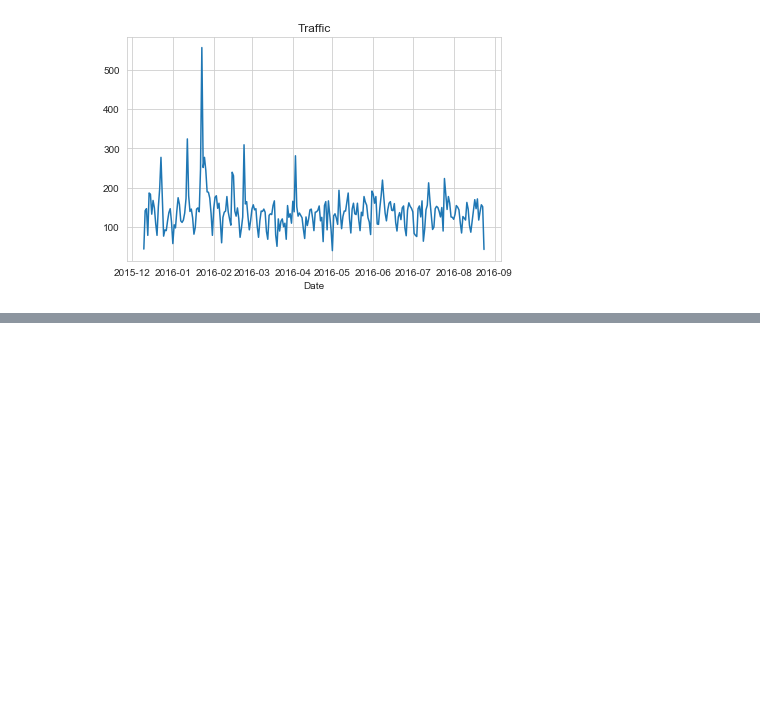
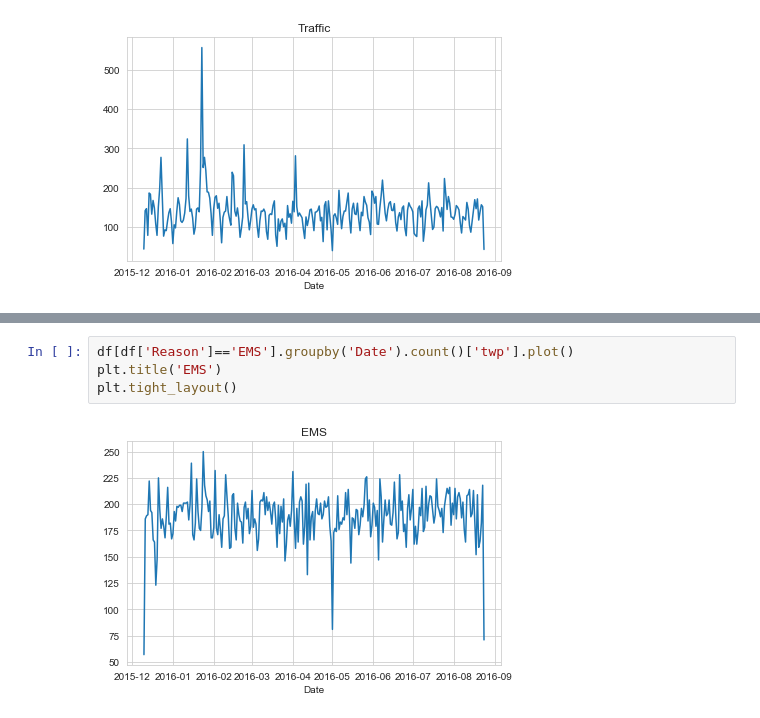
Before and after one commit to elsajun/Analyzing-911-Call-Project, a Jupyter notebook: 911 Calls Project.ipynb, the cells around one changed output, grey strips where cells are left out. Drawn from its saved outputs; the diff is of its cells as text; blank space fills up the shorter version.

```diff
--- a/911 Calls Project.ipynb
+++ b/911 Calls Project.ipynb
@@ -197,0 +204,6 @@ plt.tight_layout()
+# %%
+df[df['Reason']=='EMS'].groupby('Date').count()['twp'].plot()
+plt.title('EMS')
+plt.tight_layout()
+# %% [output]
+[figure, added]
```
Also changed, not shown: parts of 1 cell of this notebook.
